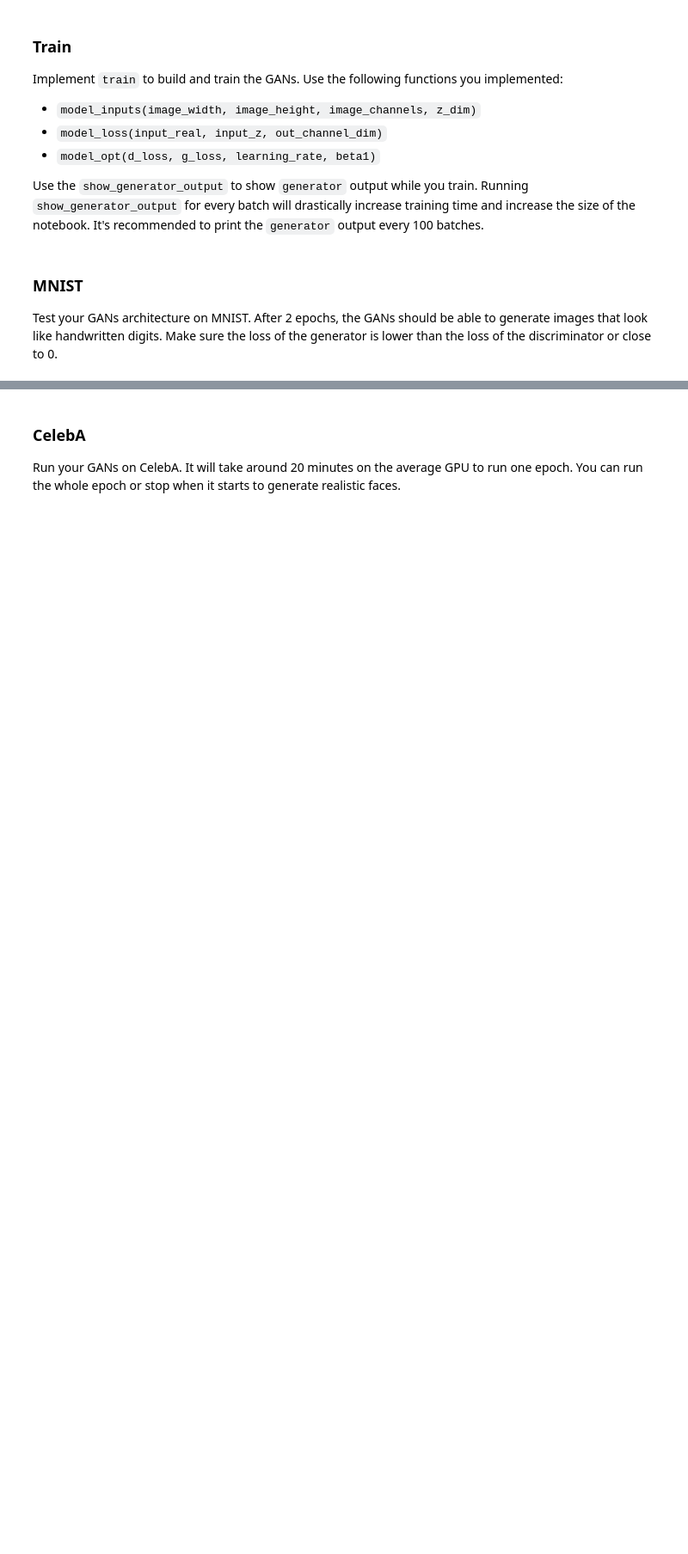
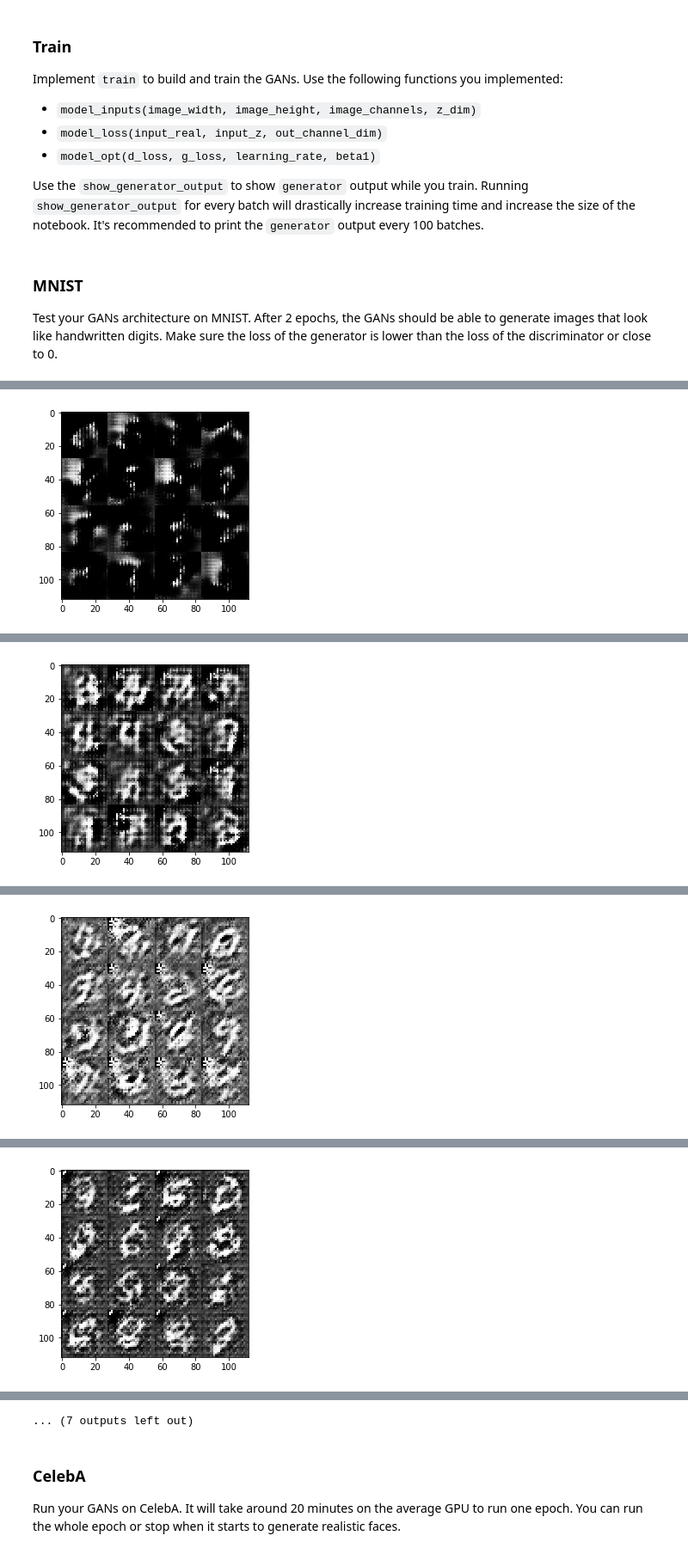
Before and after one commit to ashmccallum/face_generation, a Jupyter notebook: dlnd_face_generation.ipynb, the cells around one changed output, grey strips where cells are left out. Shown at 86% size. Saved outputs shown, nothing was run; the diff lists cells and outputs as text; code cells hidden in the pictures; blank space fills up the shorter version.

```diff
--- a/dlnd_face_generation.ipynb
+++ b/dlnd_face_generation.ipynb
@@ -144,23 +146,23 @@ def discriminator(images, reuse=False, alpha=0.2, training=True):
     with tf.variable_scope('discriminator', reuse=reuse):
 
         # input images are 28x28x[1 or 3]
-        x1 = tf.layers.conv2d(images, 32, 5, strides=2, padding="same")
+        x1 = tf.layers.conv2d(images, 64, 5, strides=2, padding="same")
         x1 = tf.maximum(x1*alpha, x1)
         # 14x14x32
 
-        x2 = tf.layers.conv2d(x1, 64, 5, strides=2, padding="same")
+        x2 = tf.layers.conv2d(x1, 128, 5, strides=2, padding="same")
         x2 = tf.layers.batch_normalization(x2, training=training)
         x2 = tf.maximum(x2*alpha, x2)
         # 7x7x64
 
-        x3 = tf.layers.conv2d(x2, 128, 5, strides=2, padding="valid")
+        x3 = tf.layers.conv2d(x2, 256, 5, strides=1, padding="valid")
         x3 = tf.layers.batch_normalization(x3, training=training)
         x3 = tf.maximum(x3*alpha, x3)
+        # 7x7x256
 
-        print("Discrim final layer shape: {}".format(tf.shape(x3)))
-        # 4x4x128
+#         print("Discrim final layer shape: {}".format(tf.shape(x3)))
 
-        flatten = tf.reshape(x3, (-1, 4*4*128))
+        flatten = tf.reshape(x2, (-1, 7*7*128))
 
         logits = tf.layers.dense(flatten, 1)
         output = tf.sigmoid(logits)
@@ -196,13 +196,18 @@ def generator(z, out_channel_dim, is_train=True, alpha=0.2):
         fc = tf.reshape(fc, (-1, 7, 7, 512))
         fc = tf.maximum(alpha*fc, fc)
 
-        # Second layer, conv transpose, 14x14x256
+        # Second layer, conv transpose, 14x14x128
         x1 = tf.layers.conv2d_transpose(fc, 256, 5, strides=2, padding="same", use_bias=False)
         x1 = tf.layers.batch_normalization(x1, training=is_train)
         x1 = tf.maximum(alpha*x1, x1)
 
+        # Second layer, conv transpose, 14x14x128
+        x2 = tf.layers.conv2d_transpose(x1, 128, 5, strides=1, padding="same", use_bias=False)
+        x2 = tf.layers.batch_normalization(x2, training=is_train)
+        x2 = tf.maximum(alpha*x2, x2)
+
         # Output layer, conv transpose, 28x28xout_channel_dim
-        logits = tf.layers.conv2d_transpose(x1, out_channel_dim, 5, strides=2, padding="same", use_bias=False)
+        logits = tf.layers.conv2d_transpose(x2, out_channel_dim, 5, strides=2, padding="same", use_bias=False)
         output = tf.tanh(logits)
 
     return output
@@ -367,7 +372,7 @@ def train(epoch_count, batch_size, z_dim, learning_rate, beta1, get_batches, dat
                     train_loss_d = d_loss.eval({inputs_z: batch_z, inputs_real: batch_images})
                     train_loss_g = g_loss.eval({inputs_z: batch_z})
 
-                    print("Epoch {}/{}...".format(epoch_i, epoch_count),
+                    print("Epoch {}/{}...".format(epoch_i+1, epoch_count),
                           "Discriminator Loss: {:.4f}...".format(train_loss_d),
                           "Generator Loss: {:.4f}".format(train_loss_g)
                          )
@@ -376,19 +381,19 @@ def train(epoch_count, batch_size, z_dim, learning_rate, beta1, get_batches, dat
 
                 # Show mid-training images
                 if steps % show_every == 0:
-                    show_generator_output(sess, 20, batch_z, data_shape[3], data_image_mode)
+                    show_generator_output(sess, 20, inputs_z, data_shape[3], data_image_mode)
 
-        saver.save(sess, './checkpoints/generator.ckpt')
+        saver.save(sess, 'checkpoints/generator.ckpt')
 
     return losses, samples
 # %% [markdown]
 ### MNIST
 Test your GANs architecture on MNIST.  After 2 epochs, the GANs should be able to generate images that look like handwritten digits.  Make sure the loss of the generator is lower than the loss of the discriminator or close to 0.
 # %%
-batch_size = 64
+batch_size = 128
 z_dim = 100
 learning_rate = 0.002
-beta1 = 0.9
+beta1 = 0.5
 
 
 """
@@ -407,0 +419 @@ Epoch 0/2... Discriminator Loss: 0.0004... Generator Loss: 10.9824
+[figure, added]
@@ -408,0 +430 @@ KeyboardInterrupt:
+[figure, added]
@@ -408,0 +441 @@ KeyboardInterrupt:
+[figure, added]
@@ -408,0 +452 @@ KeyboardInterrupt:
+[figure, added]
@@ -409,3 +475,4 @@ KeyboardInterrupt:
+... (7 outputs left out)
 # %% [markdown]
 ### CelebA
 Run your GANs on CelebA.  It will take around 20 minutes on the average GPU to run one epoch.  You can run the whole epoch or stop when it starts to generate realistic faces.
```
Also changed, not shown: parts of 7 cells of this notebook.
